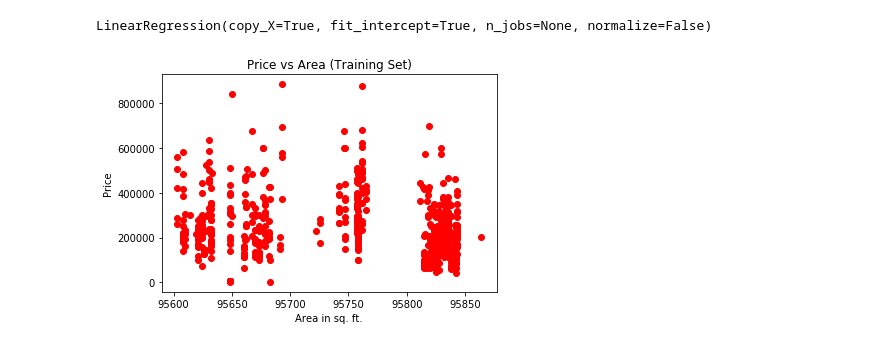
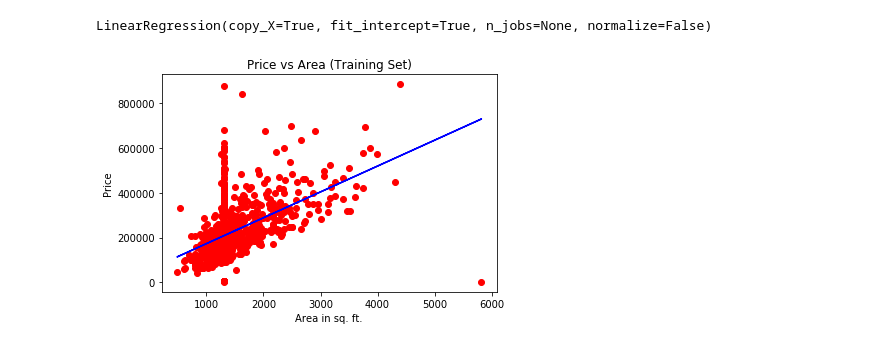
Before and after one commit to nirmalnishant645/Python-Programming, a Jupyter notebook: Data-Mining/Real-Estate-Pricing.ipynb, the cells around one changed output. Saved outputs shown, nothing was run; the diff lists cells and outputs as text; code cells hidden in the pictures.

```diff
--- a/Data-Mining/Real-Estate-Pricing.ipynb
+++ b/Data-Mining/Real-Estate-Pricing.ipynb
@@ -169,11 +163,11 @@ print(covariance)
 [[3.75061406e+05 4.45187121e+07]
  [4.45187121e+07 1.91451054e+10]]
 # %%
-X = df['sq__ft'].values.reshape(-1,1)'
+X = df['sq__ft'].values.reshape(-1,1)
 Y = df['price']
 # %%
 from sklearn.model_selection import train_test_split
-x_train, x_test, y_train, y_test = train_test_split(x, y, test_size = 1/3, random_state = 0)
+x_train, x_test, y_train, y_test = train_test_split(X, Y, test_size = 1/3, random_state = 0)
 # %%
 from sklearn.linear_model import LinearRegression
 regressor = LinearRegression()
@@ -182,10 +176,11 @@ regressor.fit(x_train, y_train)
 LinearRegression(copy_X=True, fit_intercept=True, n_jobs=None, normalize=False)
 # %%
 train = plt
-train.scatter(x_train[:,0], y_train, color = 'red')
+train.scatter(x_train, y_train, color = 'red')
+train.plot(x_train, regressor.predict(x_train), color = 'blue')
 train.title('Price vs Area (Training Set)')
 train.xlabel('Area in sq. ft.')
 train.ylabel('Price')
 train.show()
 # %% [output]
-[figure, old version]
+[figure, new version]
```
Also changed, not shown: parts of 13 cells of this notebook.
